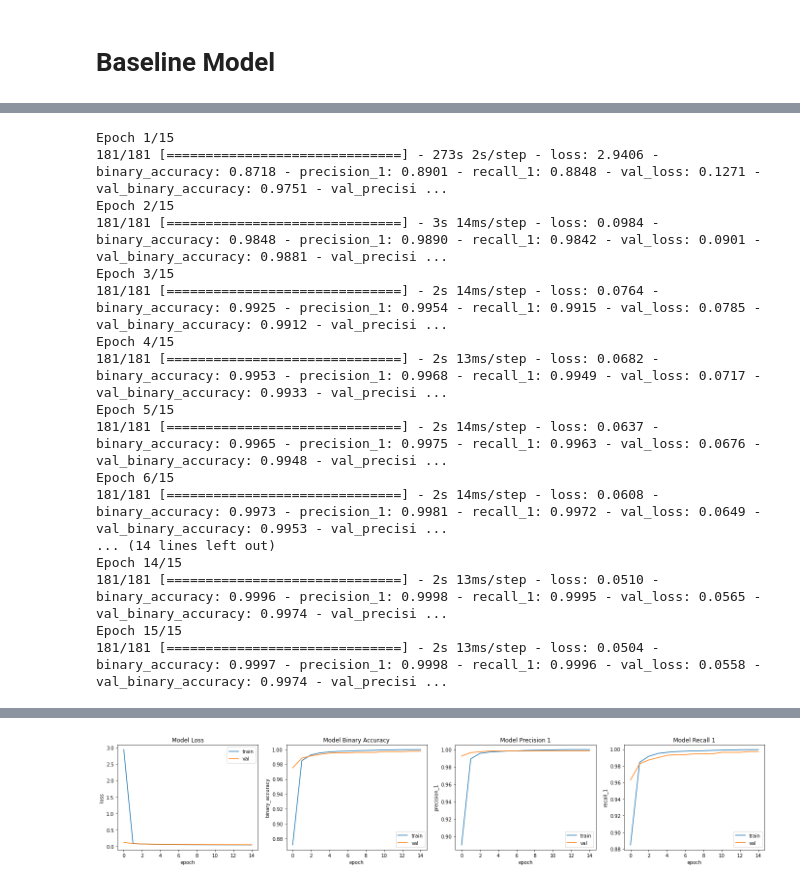
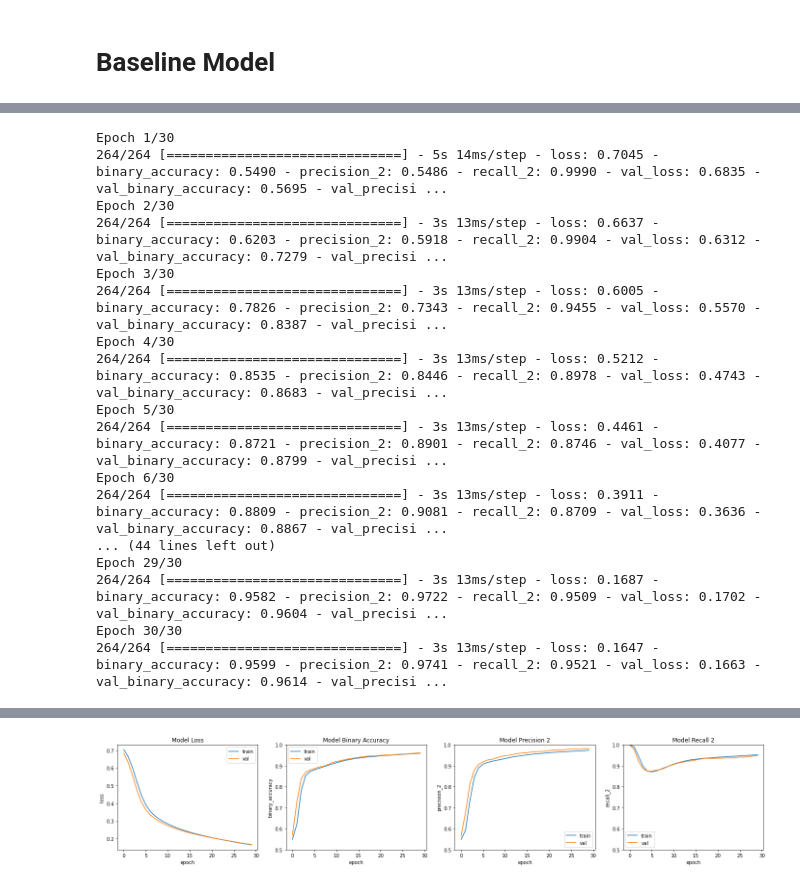
Before and after one commit to RolandSherwin/MultiplePooling-and-AutoencoderClassifierHybrid, a Jupyter notebook: 01-multiple-pooling.ipynb, the cells around one changed output, grey strips where cells are left out. Saved outputs shown, nothing was run; the diff lists cells and outputs as text; code cells hidden in the pictures.

```diff
--- a/01-multiple-pooling.ipynb
+++ b/01-multiple-pooling.ipynb
@@ -5,17 +5,20 @@ about pooling, then statistics, then pooling,
 finally dataset used(short) and the experiments conducted and result found
 # %%
 import os
+from typing import (List, Tuple)
+import numpy as np
 import matplotlib.pyplot as plt
 %matplotlib inline
-import numpy as np
+import tensorflow as tf
 import tensorflow.keras as keras
-import tensorflow as tf
-from typing import (List, Tuple)
+from tensorflow.keras.layers.experimental import preprocessing
 from utils.plotting import HistoryPlotter
 
 SEED = 42
 BATCH_SIZE = 128
 IMAGE_SIZE = [154,154]
+EPOCHS = 30
+LEARNING_RATE=0.001
 DATASET_PATH = os.path.expanduser("~\Downloads\datasets\MaskedFaces")
 AUTOTUNE = tf.data.AUTOTUNE
 np.random.seed(SEED)
@@ -23,7 +26,6 @@ np.random.seed(SEED)
 img_size = IMAGE_SIZE.copy()
 img_size.append(3)
 IMAGE_SIZE_3 = tuple(img_size)
-
 print("Num GPUs Available: ", len(tf.config.list_physical_devices('GPU')))
 # %% [output]
 Num GPUs Available:  1
@@ -46,8 +48,7 @@ validation_ds = keras.preprocessing.image_dataset_from_directory(DATASET_PATH,
                                                             batch_size=BATCH_SIZE,
                                                             )
 
-train_ds = train_ds.prefetch(AUTOTUNE).cache()
 # take 5 batches for test_ds, rest for validation_ds
-test_ds = validation_ds.take(5).prefetch(AUTOTUNE).cache()
-validation_ds = validation_ds.skip(5).prefetch(AUTOTUNE).cache()
+test_ds = validation_ds.take(5).cache().prefetch(AUTOTUNE)
+validation_ds = validation_ds.skip(5)
 # %% [output]
@@ -58 +61,8 @@ Using 2567 files for validation.
+# %%
+augmentations = keras.Sequential([
+	preprocessing.Rescaling(scale=1.0 / 255),
+	preprocessing.RandomFlip("horizontal_and_vertical", seed=SEED),
+])
+train_ds = train_ds.map(lambda x,y: (augmentations(x), y), num_parallel_calls=AUTOTUNE).cache().prefetch(AUTOTUNE)
+validation_ds = validation_ds.map(lambda x,y: (augmentations(x), y), num_parallel_calls=AUTOTUNE).cache().prefetch(AUTOTUNE)
 # %%
@@ -308,35 +351,36 @@ tf.keras.utils.plot_model(multiple_pooling,
 # %%
-multiple_pooling.compile(
+multi_pooling_1.compile(
     loss=keras.losses.BinaryCrossentropy(from_logits=False),
-    optimizer=keras.optimizers.SGD(learning_rate=0.001),
+    optimizer=keras.optimizers.SGD(learning_rate=LEARNING_RATE),
     metrics=[
         keras.metrics.BinaryAccuracy(),
         keras.metrics.Precision(),
         keras.metrics.Recall(),
     ]
 )
-multiple_pooling_history = multiple_pooling.fit(train_ds, epochs=15, validation_data=validation_ds)
+multi_pooling_history = multi_pooling_1.fit(train_ds, epochs=EPOCHS, validation_data=validation_ds)
 # %% [output]
-Epoch 1/15
-181/181 [==============================] - 273s 2s/step - loss: 2.9406 - binary_accuracy: 0.8718 - precision_1: 0.8901 - recall_1: 0.8848 - val_loss: 0.1271 - val_binary_accuracy: 0.9751 - val_precisi ...
-Epoch 2/15
-181/181 [==============================] - 3s 14ms/step - loss: 0.0984 - binary_accuracy: 0.9848 - precision_1: 0.9890 - recall_1: 0.9842 - val_loss: 0.0901 - val_binary_accuracy: 0.9881 - val_precisi ...
-Epoch 3/15
-181/181 [==============================] - 2s 14ms/step - loss: 0.0764 - binary_accuracy: 0.9925 - precision_1: 0.9954 - recall_1: 0.9915 - val_loss: 0.0785 - val_binary_accuracy: 0.9912 - val_precisi ...
-Epoch 4/15
-181/181 [==============================] - 2s 13ms/step - loss: 0.0682 - binary_accuracy: 0.9953 - precision_1: 0.9968 - recall_1: 0.9949 - val_loss: 0.0717 - val_binary_accuracy: 0.9933 - val_precisi ...
-Epoch 5/15
-181/181 [==============================] - 2s 14ms/step - loss: 0.0637 - binary_accuracy: 0.9965 - precision_1: 0.9975 - recall_1: 0.9963 - val_loss: 0.0676 - val_binary_accuracy: 0.9948 - val_precisi ...
-Epoch 6/15
-181/181 [==============================] - 2s 14ms/step - loss: 0.0608 - binary_accuracy: 0.9973 - precision_1: 0.9981 - recall_1: 0.9972 - val_loss: 0.0649 - val_binary_accuracy: 0.9953 - val_precisi ...
-... (14 lines left out)
-Epoch 14/15
-181/181 [==============================] - 2s 13ms/step - loss: 0.0510 - binary_accuracy: 0.9996 - precision_1: 0.9998 - recall_1: 0.9995 - val_loss: 0.0565 - val_binary_accuracy: 0.9974 - val_precisi ...
-Epoch 15/15
-181/181 [==============================] - 2s 13ms/step - loss: 0.0504 - binary_accuracy: 0.9997 - precision_1: 0.9998 - recall_1: 0.9996 - val_loss: 0.0558 - val_binary_accuracy: 0.9974 - val_precisi ...
+Epoch 1/30
+264/264 [==============================] - 5s 14ms/step - loss: 0.7045 - binary_accuracy: 0.5490 - precision_2: 0.5486 - recall_2: 0.9990 - val_loss: 0.6835 - val_binary_accuracy: 0.5695 - val_precisi ...
+Epoch 2/30
+264/264 [==============================] - 3s 13ms/step - loss: 0.6637 - binary_accuracy: 0.6203 - precision_2: 0.5918 - recall_2: 0.9904 - val_loss: 0.6312 - val_binary_accuracy: 0.7279 - val_precisi ...
+Epoch 3/30
+264/264 [==============================] - 3s 13ms/step - loss: 0.6005 - binary_accuracy: 0.7826 - precision_2: 0.7343 - recall_2: 0.9455 - val_loss: 0.5570 - val_binary_accuracy: 0.8387 - val_precisi ...
+Epoch 4/30
+264/264 [==============================] - 3s 13ms/step - loss: 0.5212 - binary_accuracy: 0.8535 - precision_2: 0.8446 - recall_2: 0.8978 - val_loss: 0.4743 - val_binary_accuracy: 0.8683 - val_precisi ...
+Epoch 5/30
+264/264 [==============================] - 3s 13ms/step - loss: 0.4461 - binary_accuracy: 0.8721 - precision_2: 0.8901 - recall_2: 0.8746 - val_loss: 0.4077 - val_binary_accuracy: 0.8799 - val_precisi ...
+Epoch 6/30
+264/264 [==============================] - 3s 13ms/step - loss: 0.3911 - binary_accuracy: 0.8809 - precision_2: 0.9081 - recall_2: 0.8709 - val_loss: 0.3636 - val_binary_accuracy: 0.8867 - val_precisi ...
+... (44 lines left out)
+Epoch 29/30
+264/264 [==============================] - 3s 13ms/step - loss: 0.1687 - binary_accuracy: 0.9582 - precision_2: 0.9722 - recall_2: 0.9509 - val_loss: 0.1702 - val_binary_accuracy: 0.9604 - val_precisi ...
+Epoch 30/30
+264/264 [==============================] - 3s 13ms/step - loss: 0.1647 - binary_accuracy: 0.9599 - precision_2: 0.9741 - recall_2: 0.9521 - val_loss: 0.1663 - val_binary_accuracy: 0.9614 - val_precisi ...
 # %%
-np.save("./models/multiple_pooling_history.npy", multiple_pooling_history.history)
-# baseline_history = np.load("./models/baseline_history.npy", allow_pickle='TRUE').item()
-multiple_pooling_plot = HistoryPlotter(history=multiple_pooling_history.history)
-multiple_pooling_plot.all(row_col=[1,0])
+multi_pooling_1.evaluate(test_ds)
+np.save("./models/multi_pooling_history.npy", multi_pooling_history.history)
+# baseline_history = np.load("./models/multi_pooling_history.npy", allow_pickle='TRUE').item()
+multi_pooling_plot = HistoryPlotter(history=multi_pooling_history.history)
+multi_pooling_plot.all(row_col=[1,0])
 # %% [output]
@@ -343 +388 @@ multiple_pooling_plot.all(row_col=[1,0])
-[figure, old version]
+[figure, new version]
```
Also changed, not shown: parts of 18 cells of this notebook, 4 other files.
